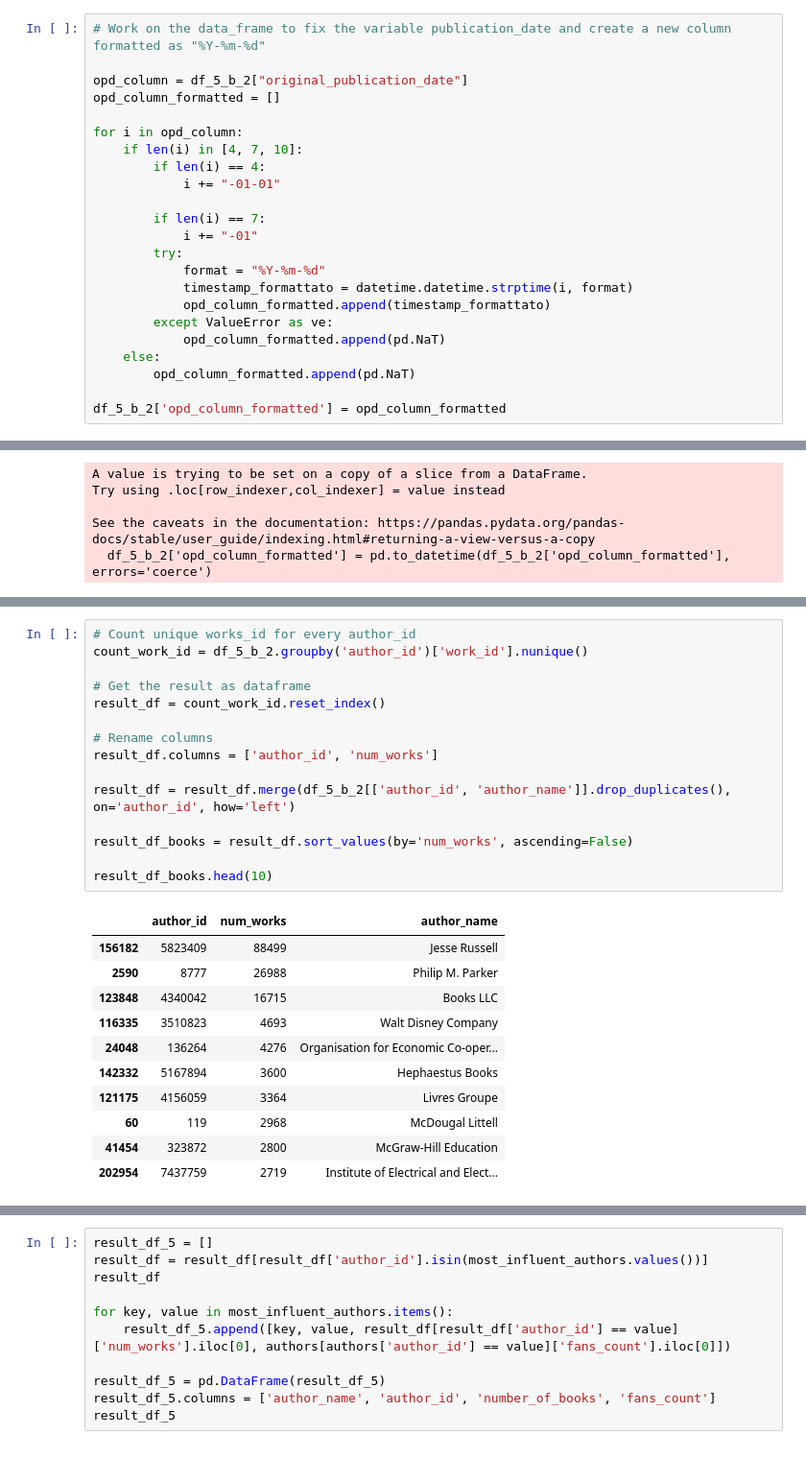
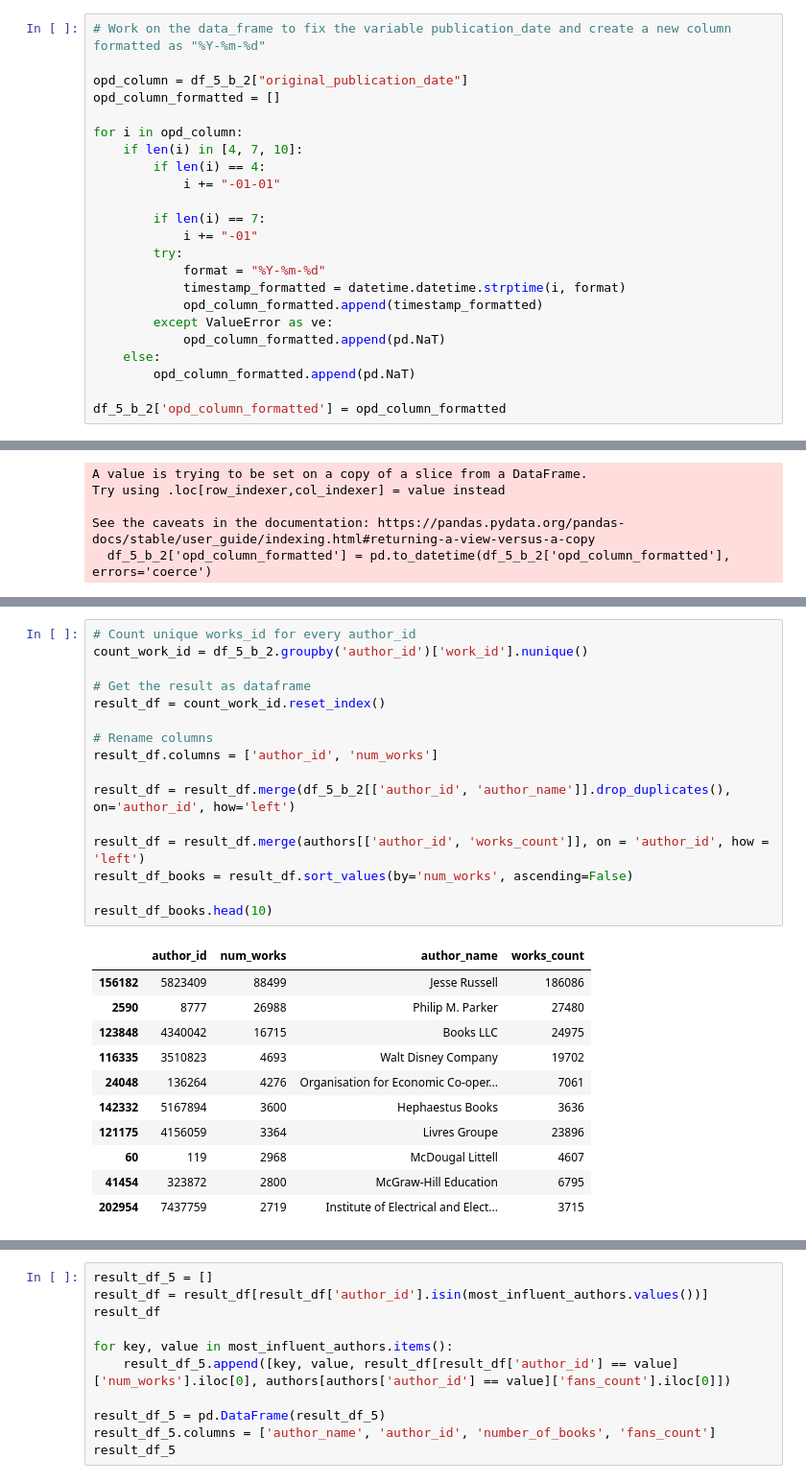
Before and after one commit to RiccardoCorr/ADM_HW_2, a Jupyter notebook: main_def.ipynb, the cells around one changed output, grey strips where cells are left out. Shown at 96% size. Saved outputs shown, nothing was run; the diff lists cells and outputs as text.

```diff
--- a/main_def.ipynb
+++ b/main_def.ipynb
@@ -977,8 +979,8 @@ for i in opd_column:
             i += "-01"
         try:
             format = "%Y-%m-%d"
-            timestamp_formattato = datetime.datetime.strptime(i, format)
-            opd_column_formatted.append(timestamp_formattato)
+            timestamp_formatted = datetime.datetime.strptime(i, format)
+            opd_column_formatted.append(timestamp_formatted)
         except ValueError as ve:
             opd_column_formatted.append(pd.NaT)
     else:
@@ -1015,28 +1021,29 @@ See the caveats in the documentation: https://pandas.pydata.org/pandas-docs/stab
 # %%
 # Count unique works_id for every author_id
 count_work_id = df_5_b_2.groupby('author_id')['work_id'].nunique()
 
 # Get the result as dataframe
 result_df = count_work_id.reset_index()
 
 # Rename columns
 result_df.columns = ['author_id', 'num_works']
 
 result_df = result_df.merge(df_5_b_2[['author_id', 'author_name']].drop_duplicates(), on='author_id', how='left')
 
+result_df = result_df.merge(authors[['author_id', 'works_count']], on = 'author_id', how = 'left')
 result_df_books = result_df.sort_values(by='num_works', ascending=False)
 
 result_df_books.head(10)
 # %% [output]
-|  | author_id | num_works | author_name |
-| 156182 | 5823409 | 88499 | Jesse Russell |
-| 2590 | 8777 | 26988 | Philip M. Parker |
-| 123848 | 4340042 | 16715 | Books LLC |
-| 116335 | 3510823 | 4693 | Walt Disney Company |
-| 24048 | 136264 | 4276 | Organisation for Economic Co-oper... |
-| 142332 | 5167894 | 3600 | Hephaestus Books |
-| 121175 | 4156059 | 3364 | Livres Groupe |
-| 60 | 119 | 2968 | McDougal Littell |
-| 41454 | 323872 | 2800 | McGraw-Hill Education |
-| 202954 | 7437759 | 2719 | Institute of Electrical and Elect... |
+|  | author_id | num_works | author_name | works_count |
+| 156182 | 5823409 | 88499 | Jesse Russell | 186086 |
+| 2590 | 8777 | 26988 | Philip M. Parker | 27480 |
+| 123848 | 4340042 | 16715 | Books LLC | 24975 |
+| 116335 | 3510823 | 4693 | Walt Disney Company | 19702 |
+| 24048 | 136264 | 4276 | Organisation for Economic Co-oper... | 7061 |
+| 142332 | 5167894 | 3600 | Hephaestus Books | 3636 |
+| 121175 | 4156059 | 3364 | Livres Groupe | 23896 |
+| 60 | 119 | 2968 | McDougal Littell | 4607 |
+| 41454 | 323872 | 2800 | McGraw-Hill Education | 6795 |
+| 202954 | 7437759 | 2719 | Institute of Electrical and Elect... | 3715 |
 # %% [markdown]
```
Also changed, not shown: parts of 54 cells of this notebook, 2 other files.
